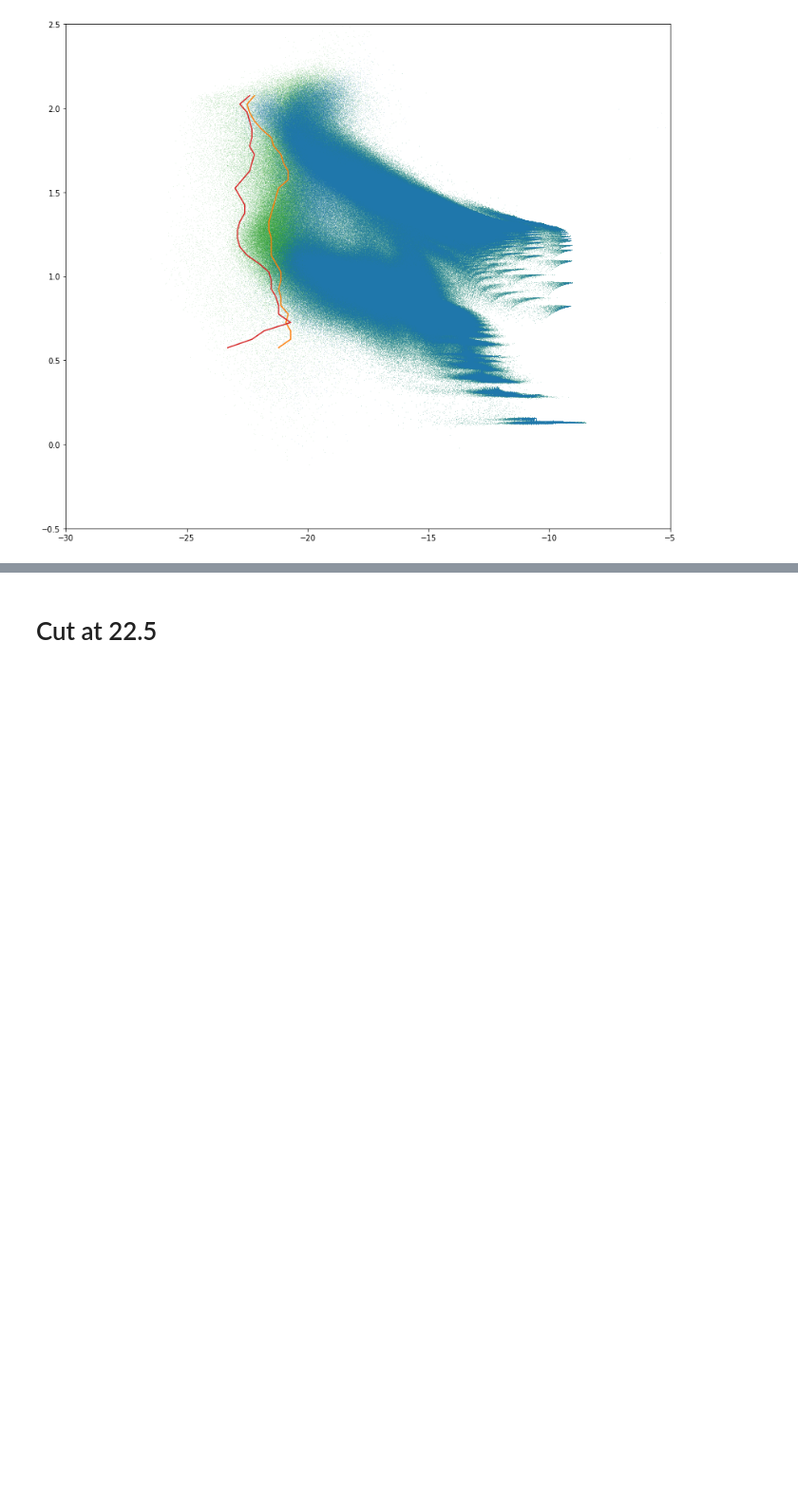
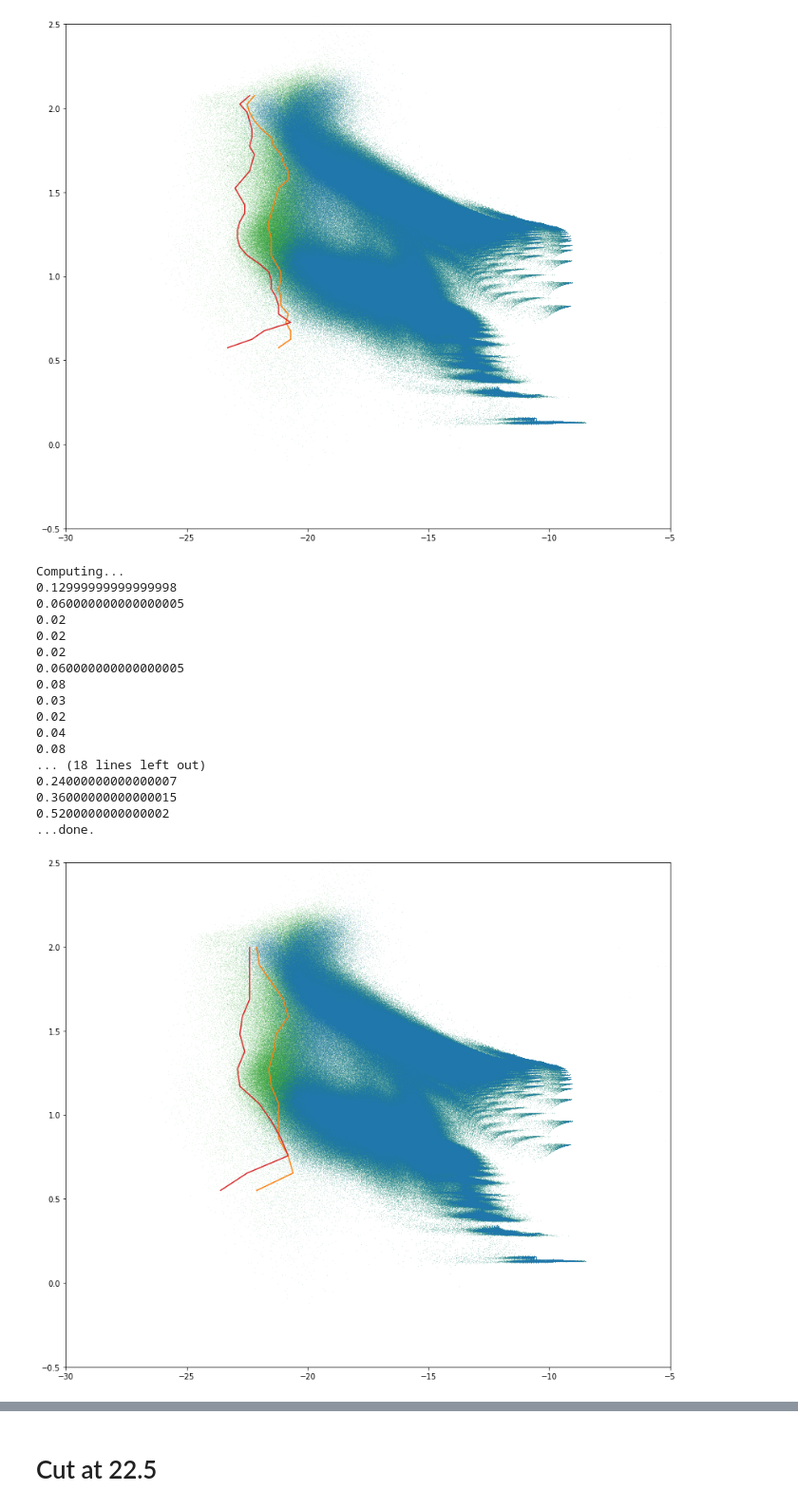
Before and after one commit to GiorgioManzoni/cosma_colmag, a Jupyter notebook: Plot_colour_magnitudes.ipynb, the cells around one changed output, grey strips where cells are left out. Shown at 95% size. Drawn from its saved outputs; the diff is of its cells as text; code cells hidden in the pictures; blank space fills up the shorter version.

Commit message:
EDGE with the same number of points per colour bin

```diff
--- a/Plot_colour_magnitudes.ipynb
+++ b/Plot_colour_magnitudes.ipynb
@@ -339,6 +381,38 @@ plt.plot(EDGE(v47_tot_nofeed,u47_tot_nofeed-v47_tot_nofeed,y_bin_size=0.05,x_max
 plt.show()
 # %% [output]
 [figure]
+# %%
+plt.figure(figsize=(14,12))
+plt.ylim(-0.5,2.5)
+plt.xlim(-30,-5)
+plt.plot(v47_tot_feed,u47_tot_feed-v47_tot_feed,",",alpha=0.1,zorder=1)
+e1,e2 = EDGE_fixed_Npoints(v47_tot_feed,u47_tot_feed-v47_tot_feed,y_Nbins=15,y_points_per_bin=100000,x_max=-19,threashold=0.1)
+plt.plot(e1,e2,"-",markersize=7)
+##plt.plot(v37_tot_feed,u37_tot_feed-v37_tot_feed,",",alpha=0.7)
+plt.plot(v47_tot_nofeed,u47_tot_nofeed-v47_tot_nofeed,",",alpha=0.1,zorder=-1)
+ee1,ee2 = EDGE_fixed_Npoints(v47_tot_nofeed,u47_tot_nofeed-v47_tot_nofeed,y_Nbins=15,y_points_per_bin=100000,x_max=-19,threashold=0.1)
+plt.plot(ee1,ee2,"-",markersize=7)
+##plt.plot(v37_tot_nofeed,u37_tot_nofeed-v37_tot_nofeed,",",alpha=0.7)
+plt.show()
+# %% [output]
+Computing...
+0.12999999999999998
+0.060000000000000005
+0.02
+0.02
+0.02
+0.060000000000000005
+0.08
+0.03
+0.02
+0.04
+0.08
+... (18 lines left out)
+0.24000000000000007
+0.36000000000000015
+0.5200000000000002
+...done.
+[figure, added]
 # %%
 plt.figure(figsize=(14,12))
 plt.ylim(-0.5,2.5)
```
Also changed, not shown: parts of 2 cells of this notebook.
